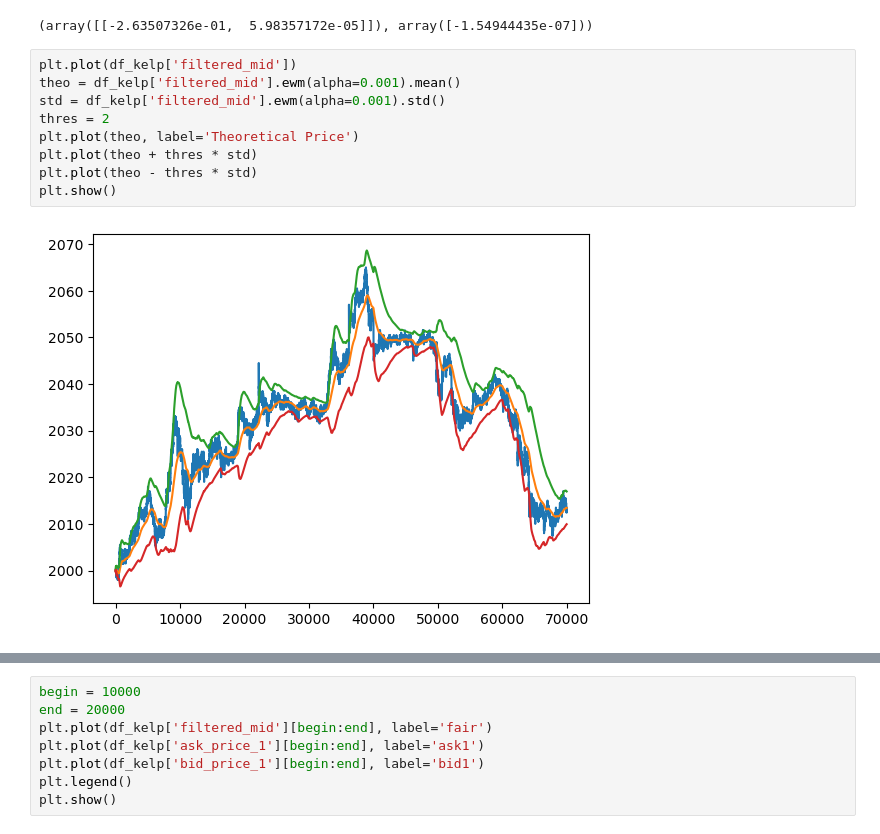
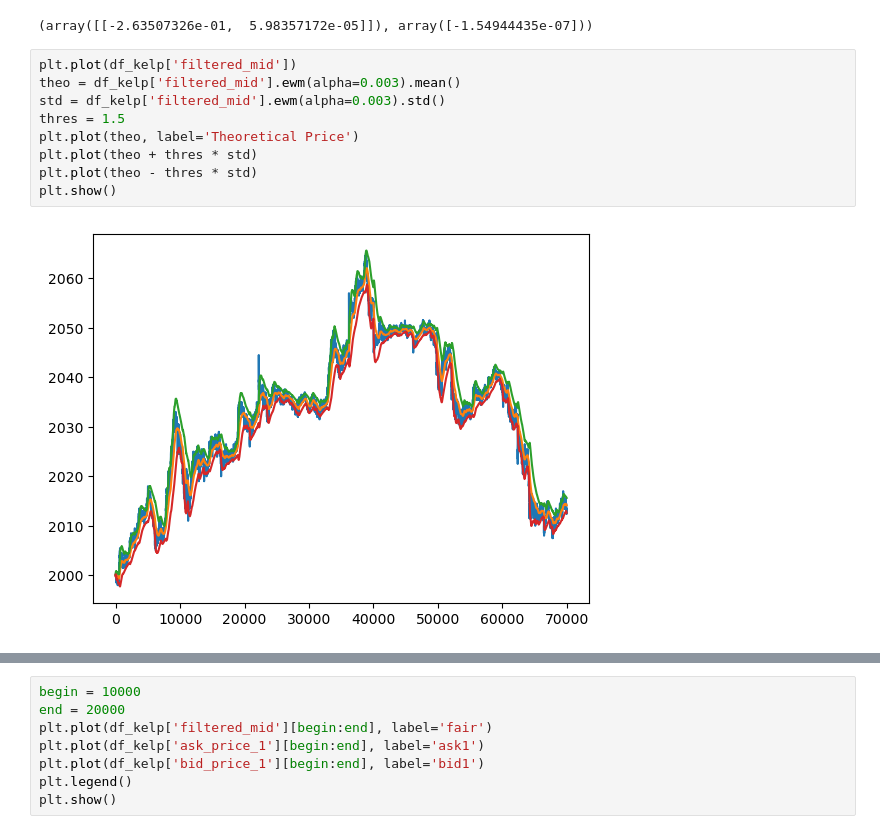
Before and after one commit to Edwin-yin/imc-prosperity-2, a Jupyter notebook: round3_new/kelp-research.ipynb, the cells around one changed output, grey strips where cells are left out. Drawn from its saved outputs; the diff is of its cells as text.

```diff
--- a/round3_new/kelp-research.ipynb
+++ b/round3_new/kelp-research.ipynb
@@ -104,12 +104,12 @@ lr.coef_, lr.intercept_
 (array([[-2.63507326e-01,  5.98357172e-05]]), array([-1.54944435e-07]))
 # %%
 plt.plot(df_kelp['filtered_mid'])
-theo = df_kelp['filtered_mid'].ewm(alpha=0.001).mean()
-std = df_kelp['filtered_mid'].ewm(alpha=0.001).std()
-thres = 2
+theo = df_kelp['filtered_mid'].ewm(alpha=0.003).mean()
+std = df_kelp['filtered_mid'].ewm(alpha=0.003).std()
+thres = 1.5
 plt.plot(theo, label='Theoretical Price')
 plt.plot(theo + thres * std)
 plt.plot(theo - thres * std)
 plt.show()
 # %% [output]
-[figure, old version]
+[figure, new version]
```
Also changed, not shown: parts of 2 cells of this notebook, 22 other files.
